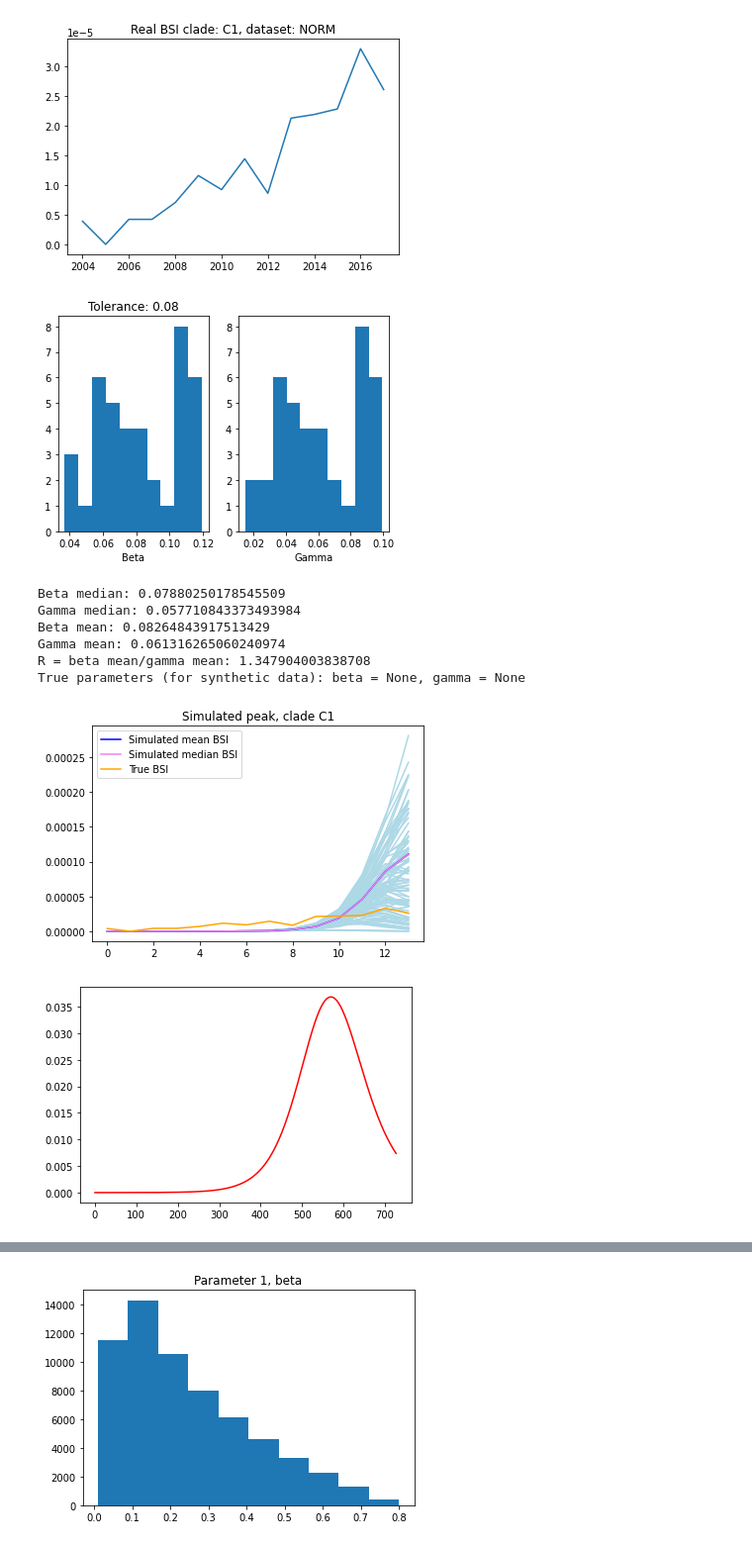
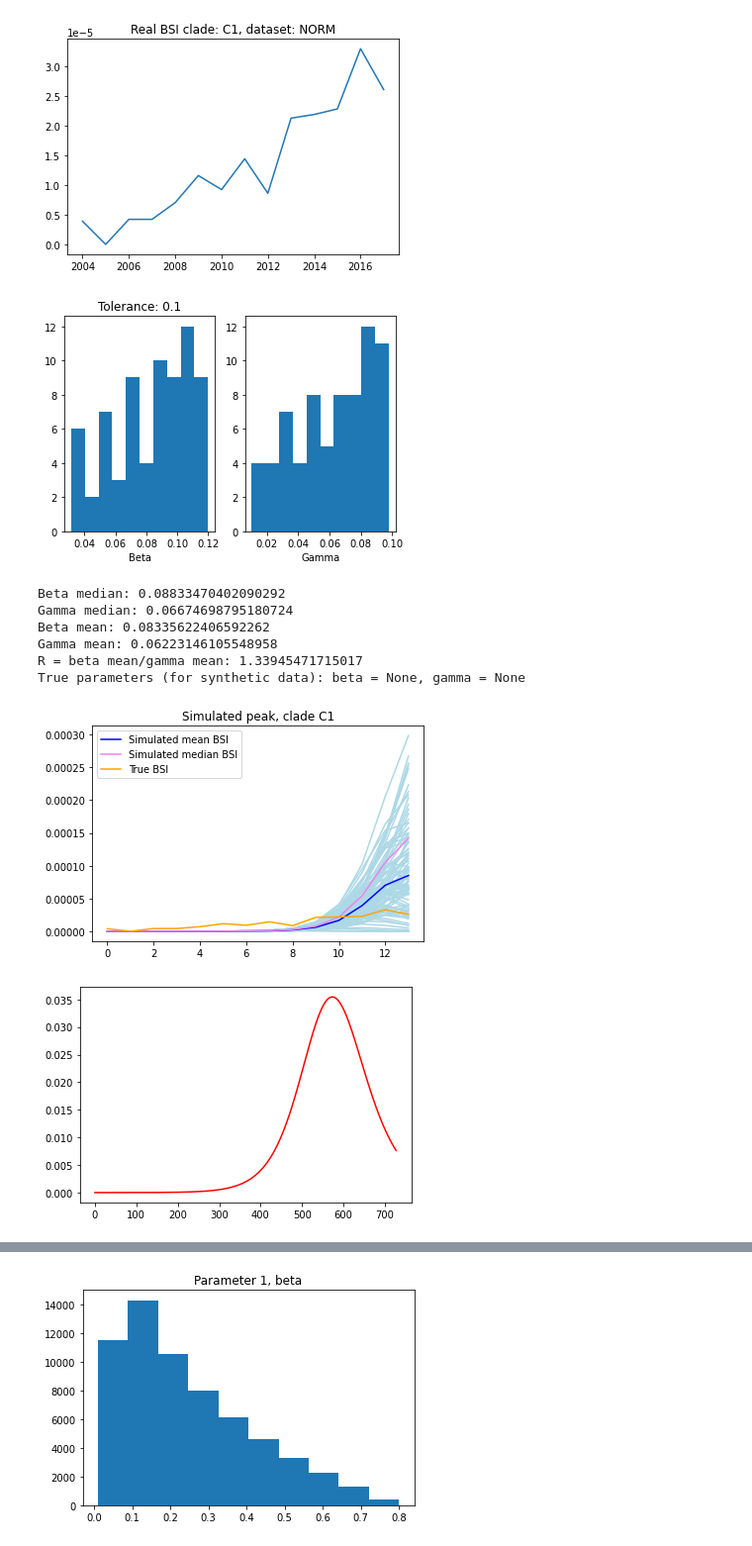
Before and after one commit to fanoja/Ecoli-R0, a Jupyter notebook: grid/grid_visualization.ipynb, the cells around one changed output, grey strips where cells are left out. Shown at 99% size. Saved outputs shown, nothing was run; the diff lists cells and outputs as text; code cells hidden in the pictures.

```diff
--- a/grid/grid_visualization.ipynb
+++ b/grid/grid_visualization.ipynb
@@ -527,7 +529,7 @@ use_incidence = True
 is_prop = True
 pop_size = 1000000
 theta_bsi = 0.00001
-res_id = "I0_test"
+res_id = "res_test"
 obs_data = "NORM"
 n_grid = 250
 
@@ -552,6 +554,38 @@ else:
 plt.plot(bsi_obs)
 plt.title(f"Real BSI clade: {clade}, dataset: {obs_data}")
 plt.savefig(res_root + "real_BSI_obs_" + res_id + ".pdf", format="pdf", bbox_inches="tight")
+
+# TODO
+# - Fix grid params: theta_bsi is too small for every file pretty much.
+
+
+# What to save in the results folder:
+# - Parameters used for the simulation  + a timestamp
+
+# Create a results folder where one can save the relevant figures and parameters of the simulation:
+
+import os
+import datetime
+
+timestamp = datetime.datetime.now().strftime("%Y-%m-%d_%H-%M-%S")
+output_directory = f"res/sim_res/{res_id}_{timestamp}"
+os.mkdir(output_directory)
+
+# Save the parameters of this specific run:
+with open(os.path.join(output_directory, "sim_params.txt"), "w") as f:
+    for key, value in sim_pars.items():
+        if key != "bsi_pars":
+            f.write(f"{key}: {value}\n")
+    f.write(f"n_grid: {n_grid}\n")
+    for key, value in bsi_pars.items():
+        if key != "or_data":
+            f.write(f"{key}: {value}\n")
+
+# Save the data figure:
+plt.plot(bsi_obs)
+plt.title(f"Real BSI clade: {clade}, dataset: {obs_data}")
+plt.savefig(output_directory + "/real_BSI_obs_" + res_id + ".pdf", format="pdf", bbox_inches="tight")
+plt.show()
 # %% [output]
 /u/50/ojalaf2/unix/Dropbox (Aalto)/Ecoli
 1
@@ -762,7 +872,7 @@ Iter: 62000
 [figure]
 # %%
 # Get the estimated beta and gamma parameters with some tolerance value:
-eps = 0.08
+eps = 0.1
 bsi_obs_data = get_incidence_data("data/NORM_incidence.csv", clade = clade, is_prop = True, n_incidence_pop = 1000000)
 
 # Print point estimates:
@@ -806,41 +916,41 @@ for i in range(0,n_reps):
                                    time_period = sim_pars["time_period"], reparam = sim_pars["reparam"], batch_size = sim_pars["batch_size"],\
                                    random_state = sim_pars["random_state"])
 
     plt.plot(simseq[0], color = "lightblue") # jos kerron sadalla, osuu tuohon yhteen piikkiin sentään.
 
 plt.plot(mean_simseq[0], label = "Simulated mean BSI", color = "blue")
 plt.plot(median_simseq[0], label = "Simulated median BSI", color = "violet")
 plt.plot(np.array(bsi_obs_data), label = "True BSI", color = "orange")
 
 
 plt.legend()
 plt.title(f"Simulated peak, clade {clade}")
 plt.savefig(res_root + "incidence_results_I0_test" + ".pdf", format="pdf", bbox_inches="tight")
 plt.show()
 
 # also include the SIR curve representing the colonization proportion - mean value:
 from cluster.scripts.SIR_functions import SIR, prop_to_nSIR
 colseq = SIR(par1 = np.mean(pairs[np.where(dists_c1< eps)[0],0]), par2 = np.mean(pairs[np.where(dists_c1< eps)[0],1]),\
              nt = sim_pars["n_weeks"], N = sim_pars["pop_size"], reparam = sim_pars["reparam"],\
              batch_size = sim_pars["batch_size"], random_state = sim_pars["random_state"])
 
 #print(colseq)
 plt.plot(colseq[1][0], label = f"Mean colonization", color = "red")
 plt.show()
 
 
 # NOTE: the median BSI curve varies on a simulation-by-simulation basis!!!! And quite much, what causes this stochasticity here?
 # - The only thing producing stocasticity at this stage is the odds ratio. It seems to have a pretty high impact on what the median BSI will be?
 # - TODO: check how differing the values of OR_hat can be and what is their impact on the simulated BSI curve. Also test the impact on I0.
 # %% [output]
-[figure, old version]
+[figure, new version]
-Beta median: 0.07880250178545509
-Gamma median: 0.057710843373493984
-Beta mean: 0.08264843917513429
-Gamma mean: 0.061316265060240974
-R = beta mean/gamma mean: 1.347904003838708
+Beta median: 0.08833470402090292
+Gamma median: 0.06674698795180724
+Beta mean: 0.08335622406592262
+Gamma mean: 0.06223146105548958
+R = beta mean/gamma mean: 1.33945471715017
 True parameters (for synthetic data): beta = None, gamma = None
-[figure, old version]
+[figure, new version]
-[figure, old version]
+[figure, new version]
 # %%
 scatter_distance_points(pairs[:,0], pairs[:,1], dists_c1, true_beta = true_par1, true_gamma = true_par2,\
```
Also changed, not shown: parts of 15 cells of this notebook.
